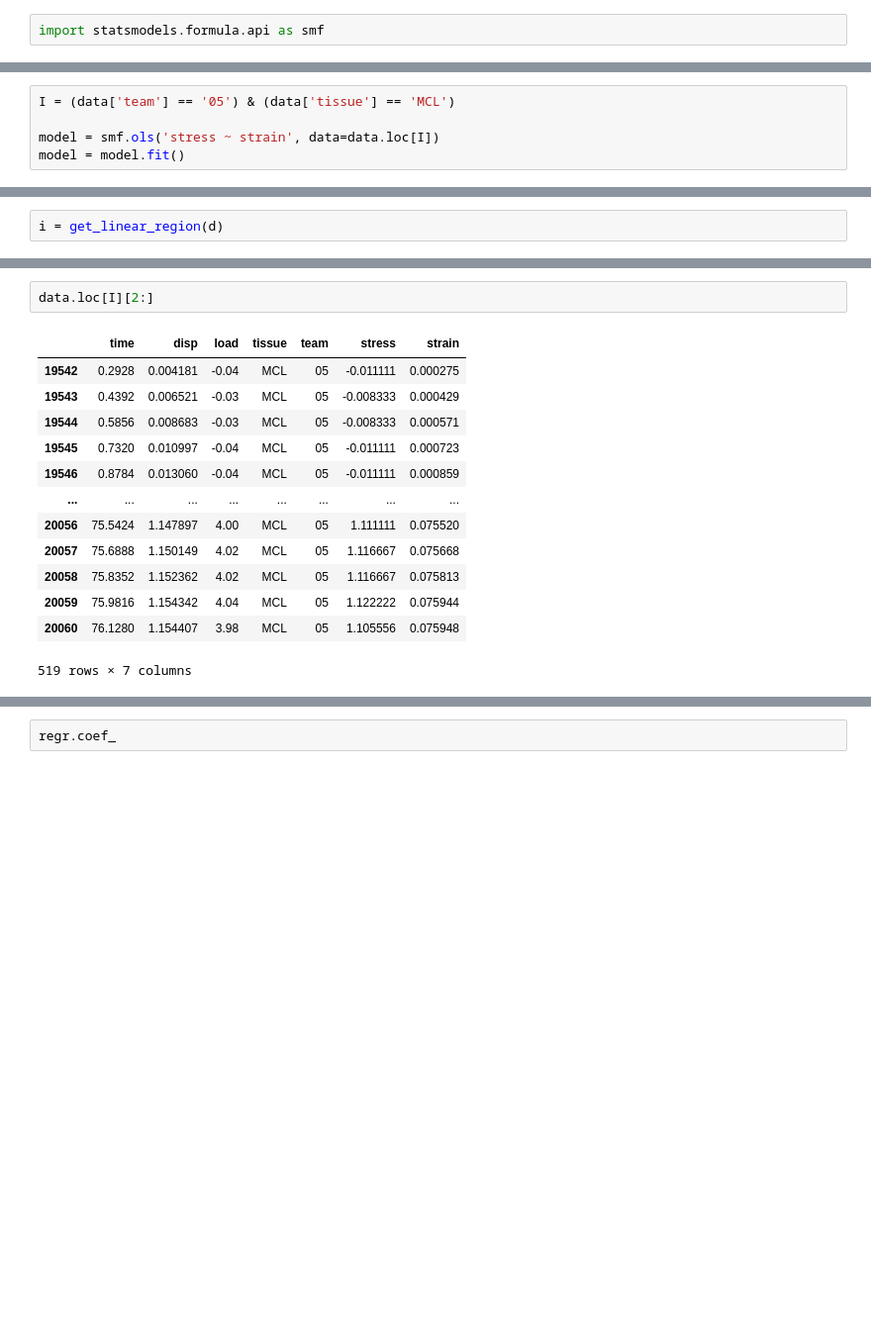
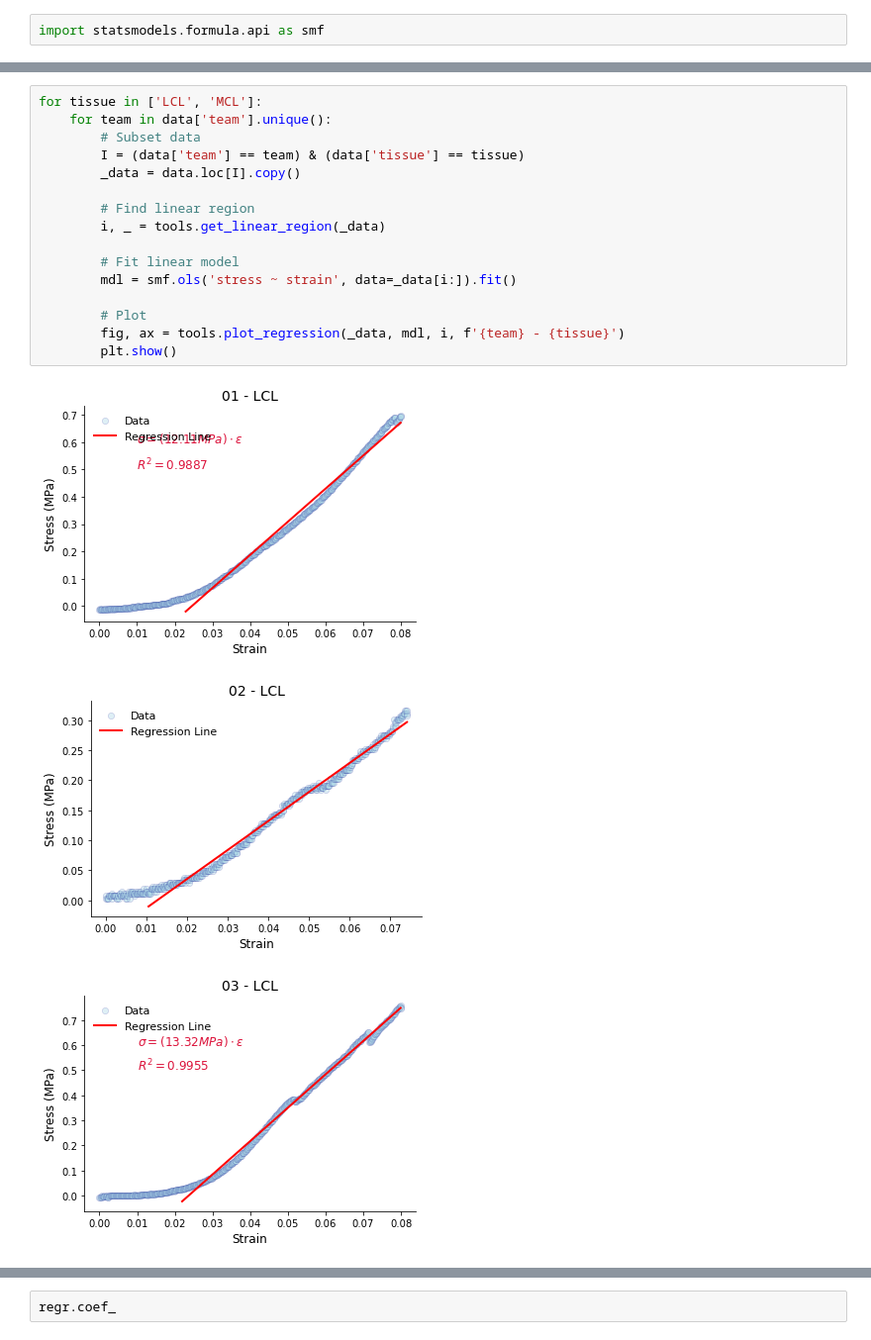
Before and after one commit to Kabilan108/drexel-coursework, a Jupyter notebook: bmes301/lab1/Data Analysis.ipynb, the cells around one changed output, grey strips where cells are left out. Shown at 99% size. Saved outputs shown, nothing was run; the diff lists cells and outputs as text; blank space fills up the shorter version.

```diff
--- a/bmes301/lab1/Data Analysis.ipynb
+++ b/bmes301/lab1/Data Analysis.ipynb
@@ -226,5 +199,0 @@ def get_linear_region(data):
-# %%
-I = (data['team'] == '05') & (data['tissue'] == 'MCL')
-
-model = smf.ols('stress ~ strain', data=data.loc[I])
-model = model.fit()
@@ -233,2 +199,0 @@ d = data.loc[I].copy()
-# %%
-i = get_linear_region(d)
@@ -240,16 +200,20 @@ R^2 didn't converge after 30% of the data was removed
-# %%
-data.loc[I][2:]
-# %% [output]
-|  | time | disp | load | tissue | team | stress | strain |
-| 19542 | 0.2928 | 0.004181 | -0.04 | MCL | 05 | -0.011111 | 0.000275 |
-| 19543 | 0.4392 | 0.006521 | -0.03 | MCL | 05 | -0.008333 | 0.000429 |
-| 19544 | 0.5856 | 0.008683 | -0.03 | MCL | 05 | -0.008333 | 0.000571 |
-| 19545 | 0.7320 | 0.010997 | -0.04 | MCL | 05 | -0.011111 | 0.000723 |
-| 19546 | 0.8784 | 0.013060 | -0.04 | MCL | 05 | -0.011111 | 0.000859 |
-| ... | ... | ... | ... | ... | ... | ... | ... |
-| 20056 | 75.5424 | 1.147897 | 4.00 | MCL | 05 | 1.111111 | 0.075520 |
-| 20057 | 75.6888 | 1.150149 | 4.02 | MCL | 05 | 1.116667 | 0.075668 |
-| 20058 | 75.8352 | 1.152362 | 4.02 | MCL | 05 | 1.116667 | 0.075813 |
-| 20059 | 75.9816 | 1.154342 | 4.04 | MCL | 05 | 1.122222 | 0.075944 |
-| 20060 | 76.1280 | 1.154407 | 3.98 | MCL | 05 | 1.105556 | 0.075948 |
-519 rows × 7 columns
+# %%
+for tissue in ['LCL', 'MCL']:
+    for team in data['team'].unique():
+        # Subset data
+        I = (data['team'] == team) & (data['tissue'] == tissue)
+        _data = data.loc[I].copy()
+
+        # Find linear region
+        i, _ = tools.get_linear_region(_data)
+
+        # Fit linear model
+        mdl = smf.ols('stress ~ strain', data=_data[i:]).fit()
+
+        # Plot
+        fig, ax = tools.plot_regression(_data, mdl, i, f'{team} - {tissue}')
+        plt.show()
+# %% [output]
+[figure, added]
+[figure, added]
+[figure, added]
```
Also changed, not shown: parts of 10 cells of this notebook.
